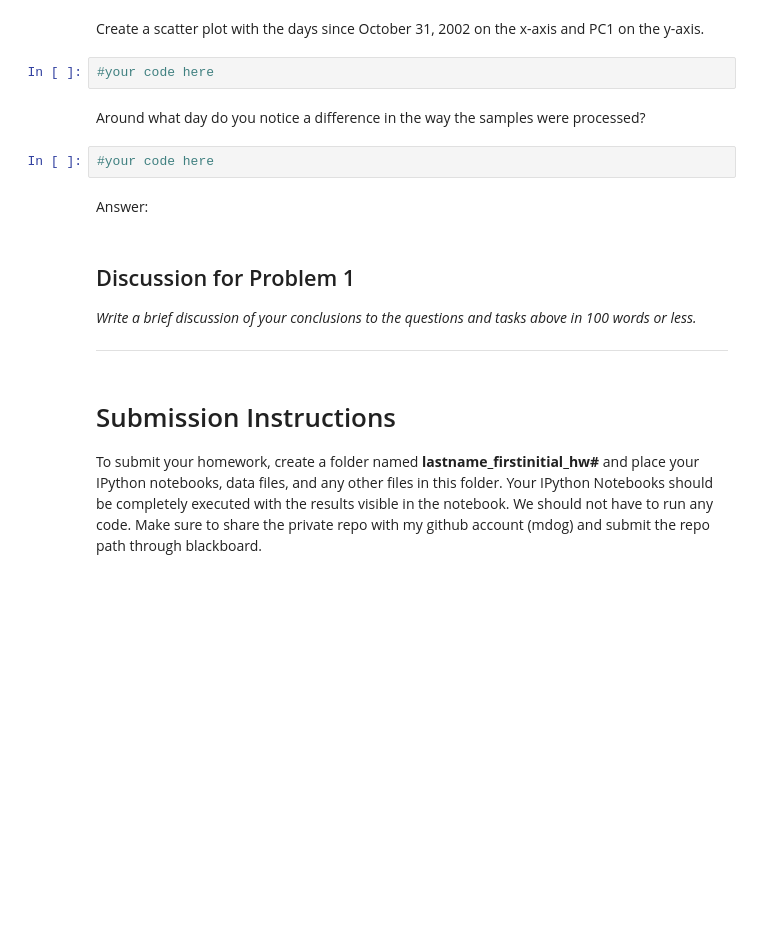
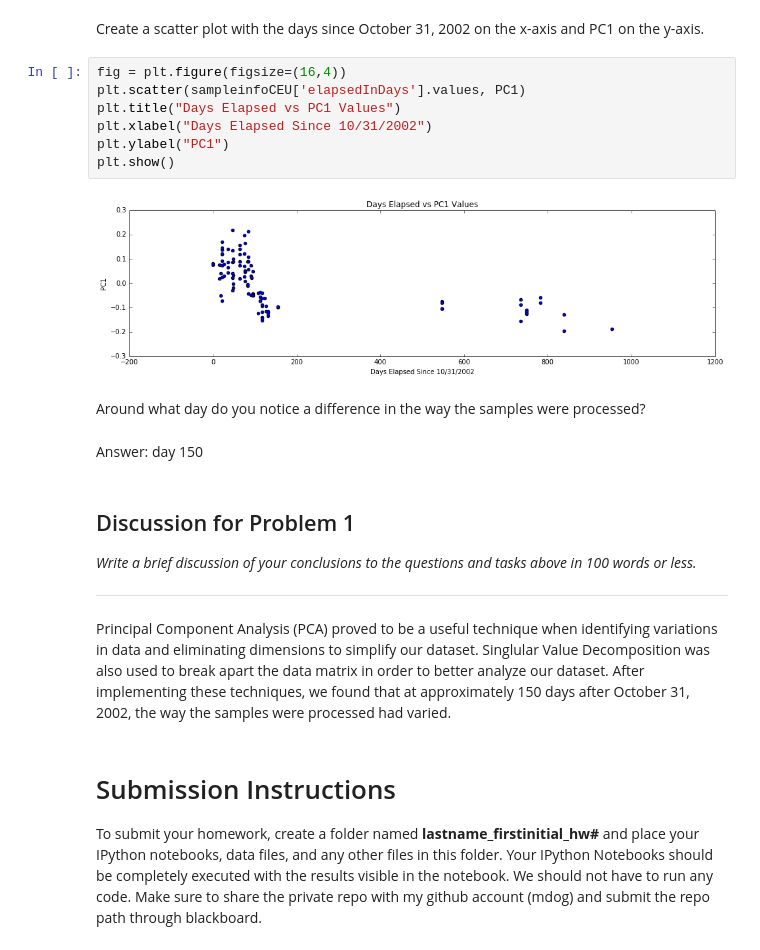
Before and after one commit to anshullahoti/Intro-Data-Science, a Jupyter notebook: Unit2-Applying Statistics/Homework/HW2P1.ipynb, the cells around one changed output. Cells and saved outputs as stored; diff of their text form; blank space fills up the shorter version.

```diff
--- a/Unit2-Applying Statistics/Homework/HW2P1.ipynb
+++ b/Unit2-Applying Statistics/Homework/HW2P1.ipynb
@@ -121,19 +289,26 @@ Create a histogram using the values from PC1.  Use a bin size of 25.
 # %% [markdown]
 Create a scatter plot with the days since October 31, 2002 on the x-axis and PC1 on the y-axis.
-# %%
-#your code here
+# %%
+fig = plt.figure(figsize=(16,4))
+plt.scatter(sampleinfoCEU['elapsedInDays'].values, PC1)
+plt.title("Days Elapsed vs PC1 Values")
+plt.xlabel("Days Elapsed Since 10/31/2002")
+plt.ylabel("PC1")
+plt.show()
+# %% [output]
+[figure, added]
 # %% [markdown]
 Around what day do you notice a difference in the way the samples were processed?
-# %%
-#your code here
 # %% [markdown]
-Answer:
+Answer: day 150
 # %% [markdown]
 ## Discussion for Problem 1
 
 *Write a brief discussion of your conclusions to the questions and tasks above in 100 words or less.*
 
 ---
+# %% [markdown]
+Principal Component Analysis (PCA) proved to be a useful technique when identifying variations in data and eliminating dimensions to simplify our dataset.  Singlular Value Decomposition was also used to break apart the data matrix in order to better analyze our dataset.  After implementing these techniques, we found that at approximately 150 days after October 31, 2002, the way the samples were processed had varied.
 # %% [markdown]
 # Submission Instructions
 
```
Also changed, not shown: parts of 35 cells of this notebook.
